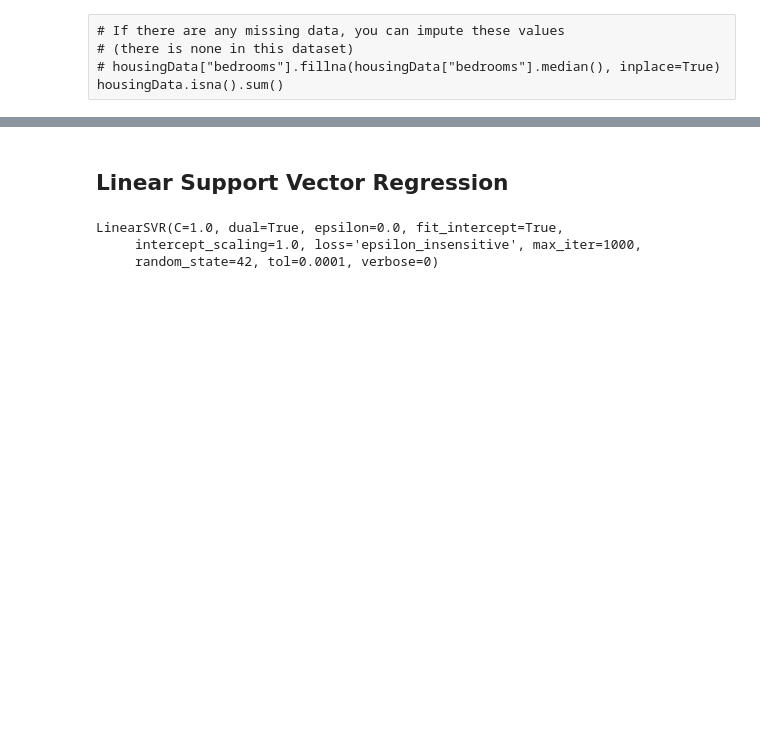
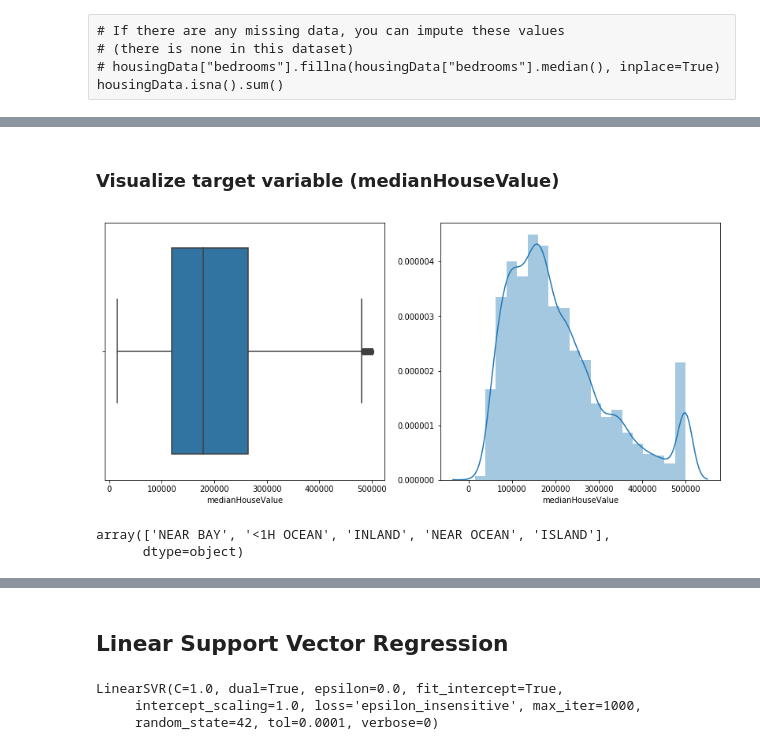
Before and after one commit to kartikathale/housepricepredict, a Jupyter notebook: HousingProject_Kartik_Athale.ipynb, the cells around one changed output, grey strips where cells are left out. Cells and saved outputs as stored; diff of their text form; code cells hidden in the pictures; blank space fills up the shorter version.

```diff
--- a/HousingProject_Kartik_Athale.ipynb
+++ b/HousingProject_Kartik_Athale.ipynb
@@ -41,0 +179,16 @@ housingData.isna().sum()
+# %% [markdown]
+### Visualize target variable (medianHouseValue)
+# %%
+plt.figure(figsize=(14,6))
+plt.subplot(1,2,1)
+sns.boxplot(housingData['medianHouseValue'])
+plt.subplot(1,2,2)
+sns.distplot(housingData['medianHouseValue'], bins = 20)
+plt.show()
+# %% [output]
+[figure, added]
+# %%
+pd.unique(housingData['oceanProximity'])
+# %% [output]
+array(['NEAR BAY', '<1H OCEAN', 'INLAND', 'NEAR OCEAN', 'ISLAND'],
+      dtype=object)
```
Also changed, not shown: parts of 41 cells of this notebook.
